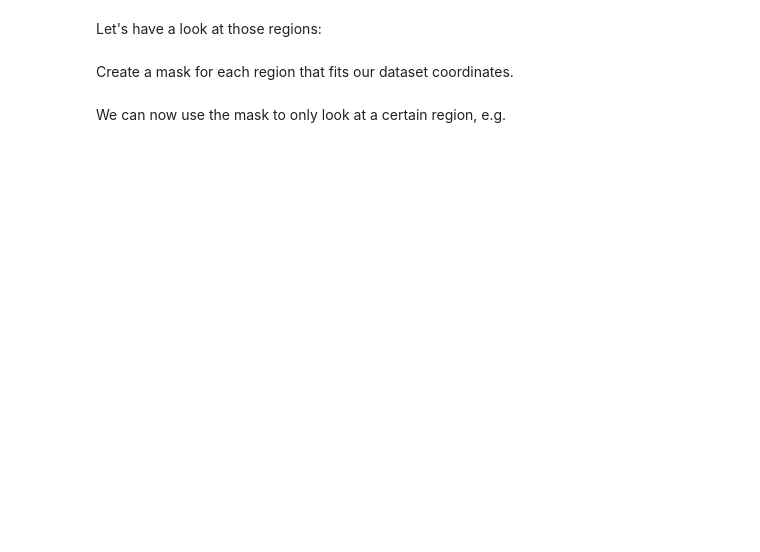
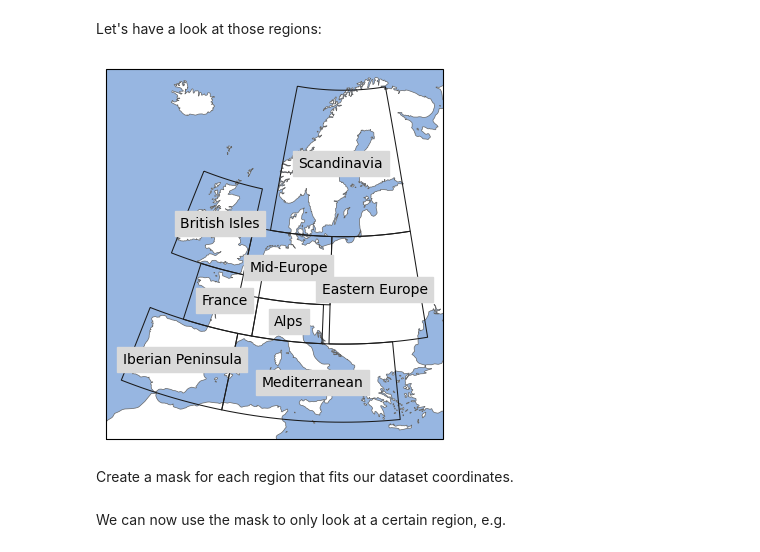
Before and after one commit to WCRP-CORDEX/cordex-tutorials, a Jupyter notebook: tutorials/regional.ipynb, the cells around one changed output. Drawn from its saved outputs; the diff is of its cells as text; code cells hidden in the pictures; blank space fills up the shorter version.

```diff
--- a/tutorials/regional.ipynb
+++ b/tutorials/regional.ipynb
@@ -125,22 +76,23 @@ prudence
 # %% [markdown]
 Let's have a look at those regions:
 # %%
-import matplotlib.pyplot as plt
-from cartopy import crs as ccrs
+ds = cx.cordex_domain("EUR-11", dummy="topo")
 
-plt.rcParams["figure.figsize"] = (20, 10)
+#plt.rcParams["figure.figsize"] = (10, 8)
 pole = (
-    ds.rotated_pole.grid_north_pole_longitude,
-    ds.rotated_pole.grid_north_pole_latitude,
+    ds.cf["grid_mapping"].grid_north_pole_longitude,
+    ds.cf["grid_mapping"].grid_north_pole_latitude,
 )
 proj = ccrs.RotatedPole(*pole)
 ax = prudence.plot(
     add_ocean=True,
     projection=proj,
     resolution="50m",
     label="name",
     line_kws=dict(lw=0.75),
 )
+# %% [output]
+[figure, added]
 # %% [markdown]
 Create a mask for each region that fits our dataset coordinates.
 # %%
```
Also changed, not shown: parts of 29 cells of this notebook.
